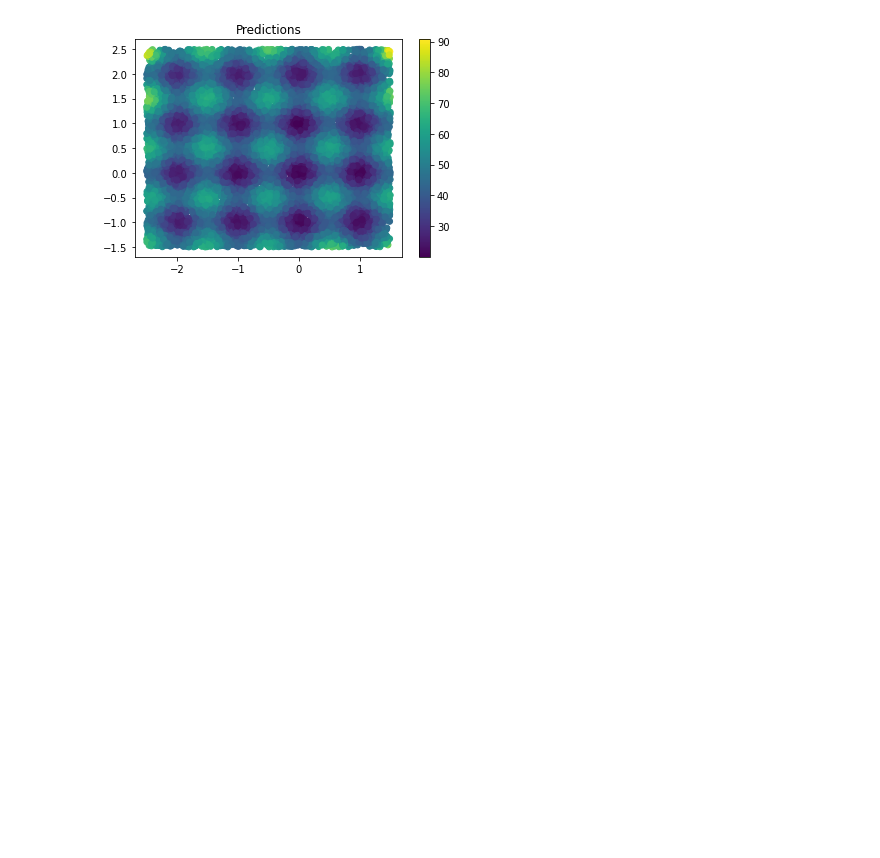
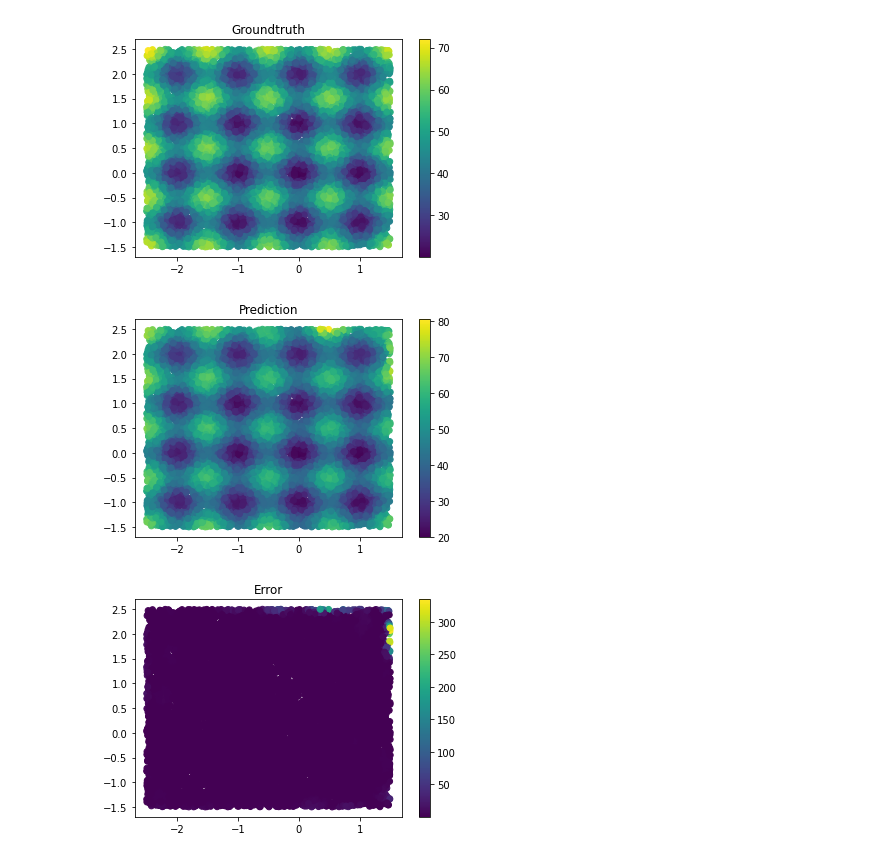
Before and after one commit to PascalKnoll/Investigation-of-Particle-Swarm-Optimization, a Jupyter notebook: AOT_Notebook.ipynb, the cells around one changed output. Cells and saved outputs as stored; diff of their text form; code cells hidden in the pictures; blank space fills up the shorter version.

```diff
--- a/AOT_Notebook.ipynb
+++ b/AOT_Notebook.ipynb
@@ -53,8 +54,15 @@ Fitting 5 folds for each of 625 candidates, totalling 3125 fits
-# %%
-y_pred = gpr.predict(X_test)
-visualize(X_test, y_pred, title='Predictions')
-# %% [output]
-[figure, removed]
+# %%
+y_pred = gpr.predict(X_test)
+# import matplotlib.pyplot as plt
+# plt.subplot(3, 1, 3)
+visualize(X_test, y_test, title="Groundtruth")
+visualize(X_test, y_pred, title="Prediction")
+visualize(X_test, (y_test-y_pred)**2, title="Error")
+# plt.show()
+# %% [output]
+[figure, added]
+[figure, added]
+[figure, added]
 # %%
 mean_squared_error(y_test, y_pred)
 # %% [output]
```
Also changed, not shown: parts of 11 cells of this notebook.
